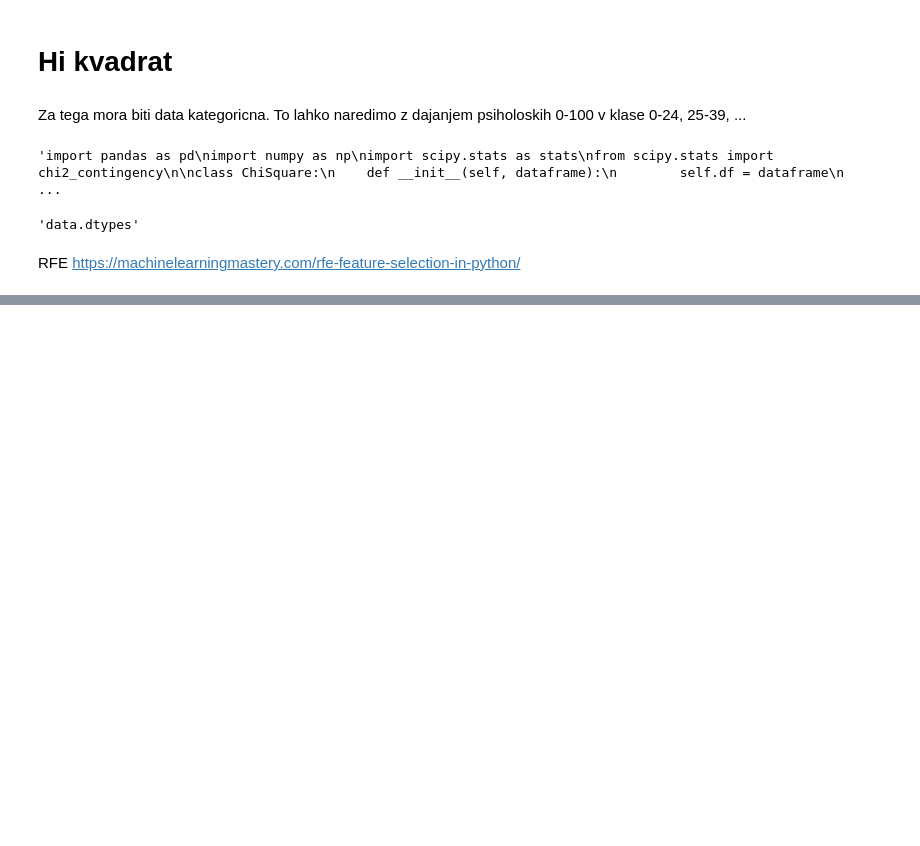
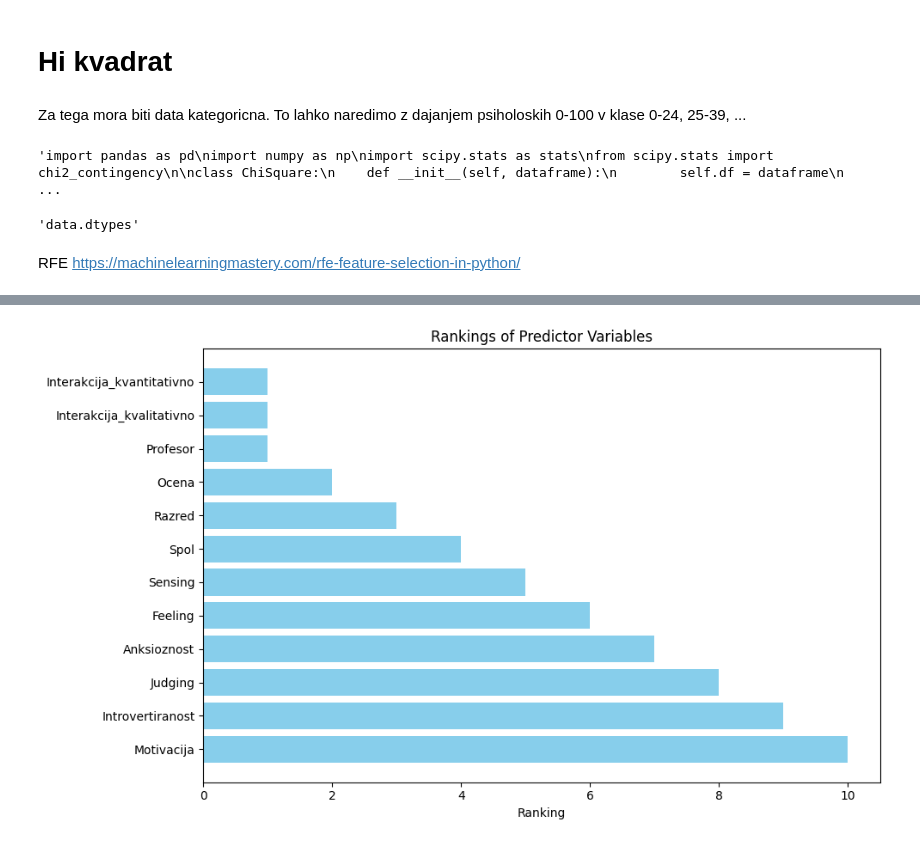
Before and after one commit to borbregant/ai_tandem_learning, a Jupyter notebook: feature_importance.ipynb, the cells around one changed output, grey strips where cells are left out. Cells and saved outputs as stored; diff of their text form; code cells hidden in the pictures; blank space fills up the shorter version.

```diff
--- a/feature_importance.ipynb
+++ b/feature_importance.ipynb
@@ -153,0 +242,20 @@ https://machinelearningmastery.com/rfe-feature-selection-in-python/
+# %%
+# Assuming selected_features_ranking is already computed as in your previous code
+
+# Sort the features by their ranking
+sorted_features = sorted(selected_features_ranking.items(), key=lambda x: x[1])
+
+# Extract feature names and their rankings
+features = [feat for feat, _ in sorted_features]
+ranks = [rank for _, rank in sorted_features]
+
+# Plotting the ranks of predictor variables
+plt.figure(figsize=(10, 6))
+plt.barh(features, ranks, color='skyblue')
+plt.xlabel('Ranking')
+plt.title('Rankings of Predictor Variables')
+plt.gca().invert_yaxis()  # Invert y-axis to display highest-ranked features at the top
+plt.tight_layout()
+plt.show()
+# %% [output]
+[figure, added]
```
Also changed, not shown: parts of 10 cells of this notebook, 3 other files.
